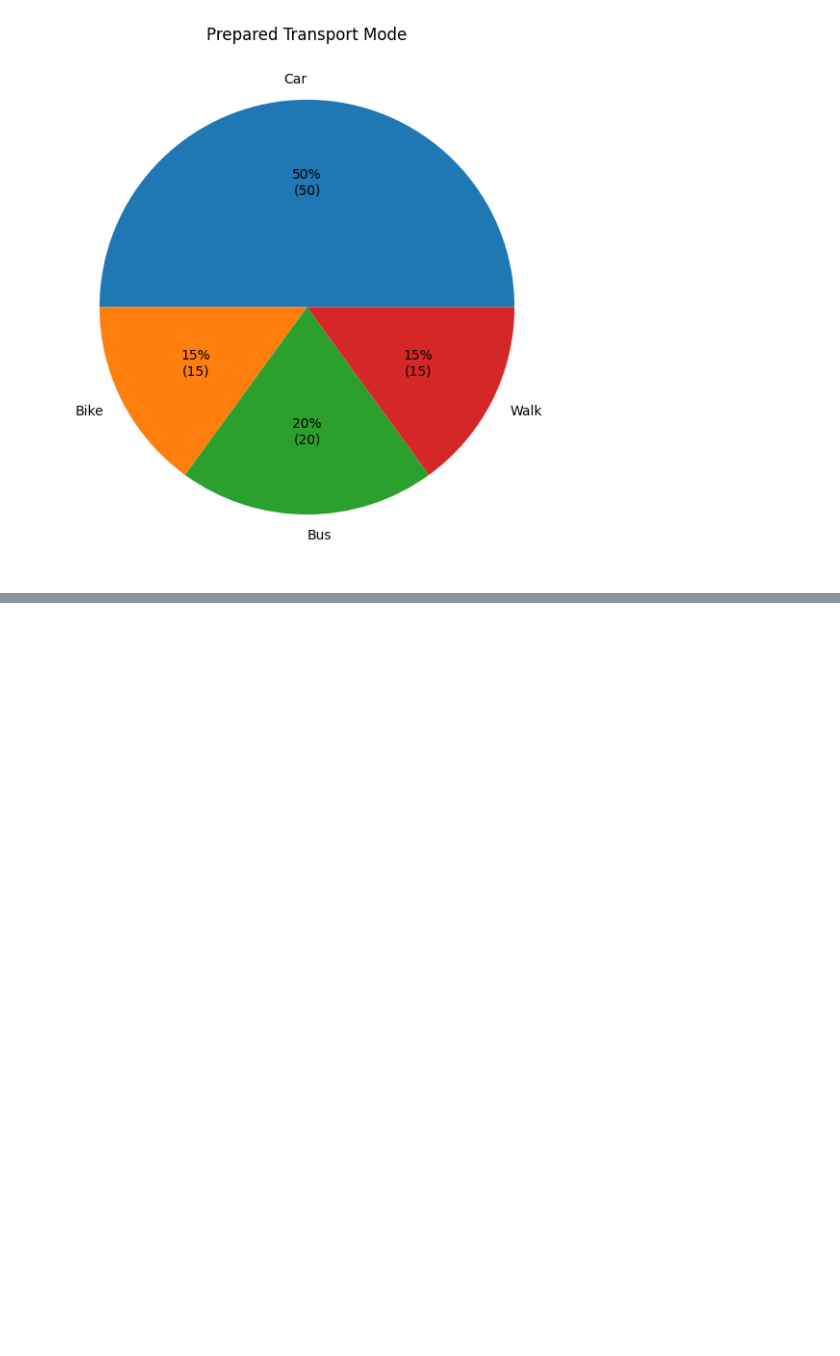
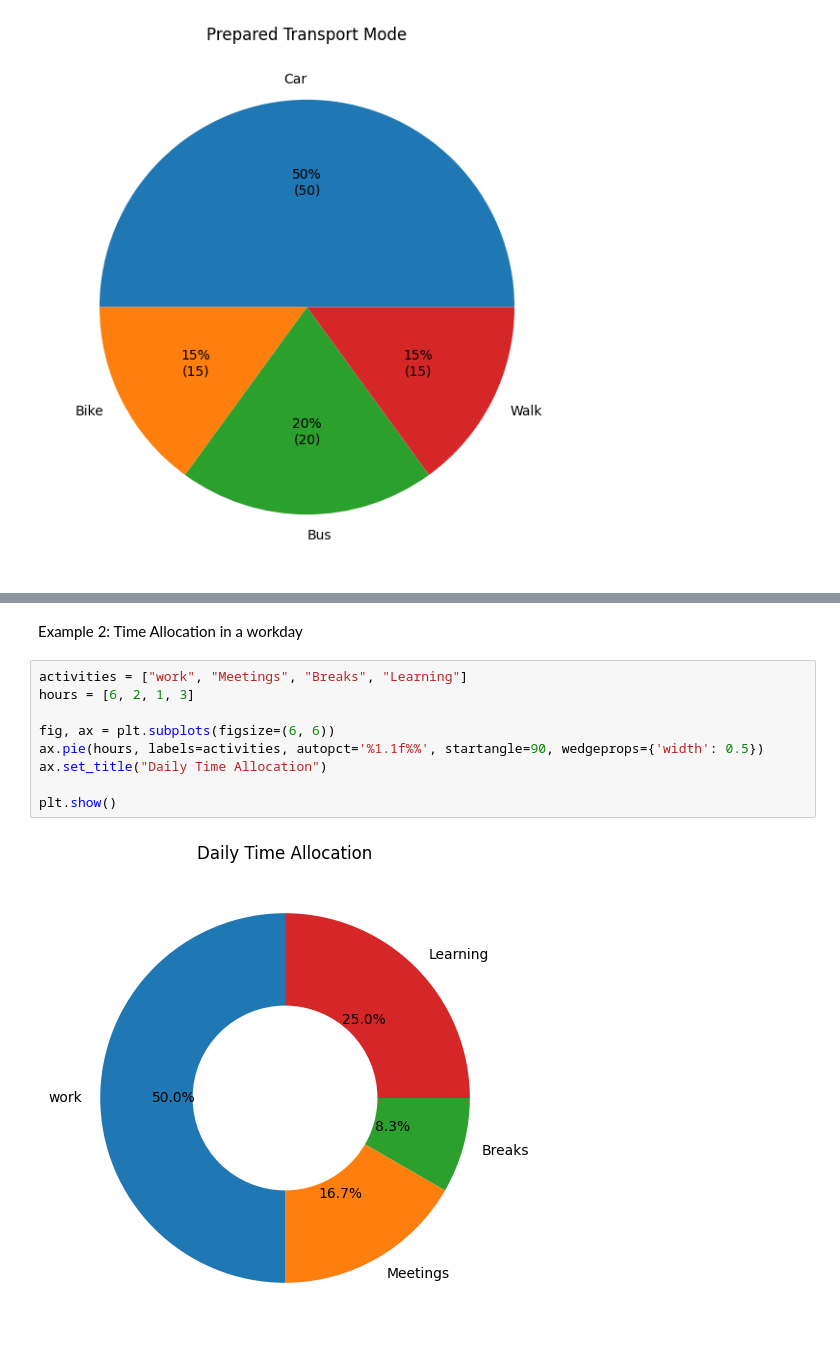
Before and after one commit to HABUDANHAYABK/ArewaDS-Machine-Learning, a Jupyter notebook: Data-Visualizations/Visualization-proportion/notebook.ipynb, the cells around one changed output, grey strips where cells are left out. Drawn from its saved outputs; the diff is of its cells as text; blank space fills up the shorter version.

```diff
--- a/Data-Visualizations/Visualization-proportion/notebook.ipynb
+++ b/Data-Visualizations/Visualization-proportion/notebook.ipynb
@@ -37,0 +60,13 @@ plt.show()
+# %% [markdown]
+Example 2: Time Allocation in a workday
+# %%
+activities = ["work", "Meetings", "Breaks", "Learning"]
+hours = [6, 2, 1, 3]
+
+fig, ax = plt.subplots(figsize=(6, 6))
+ax.pie(hours, labels=activities, autopct='%1.1f%%', startangle=90, wedgeprops={'width': 0.5})
+ax.set_title("Daily Time Allocation")
+
+plt.show()
+# %% [output]
+[figure, added]
```
Also changed, not shown: parts of 2 cells of this notebook.
